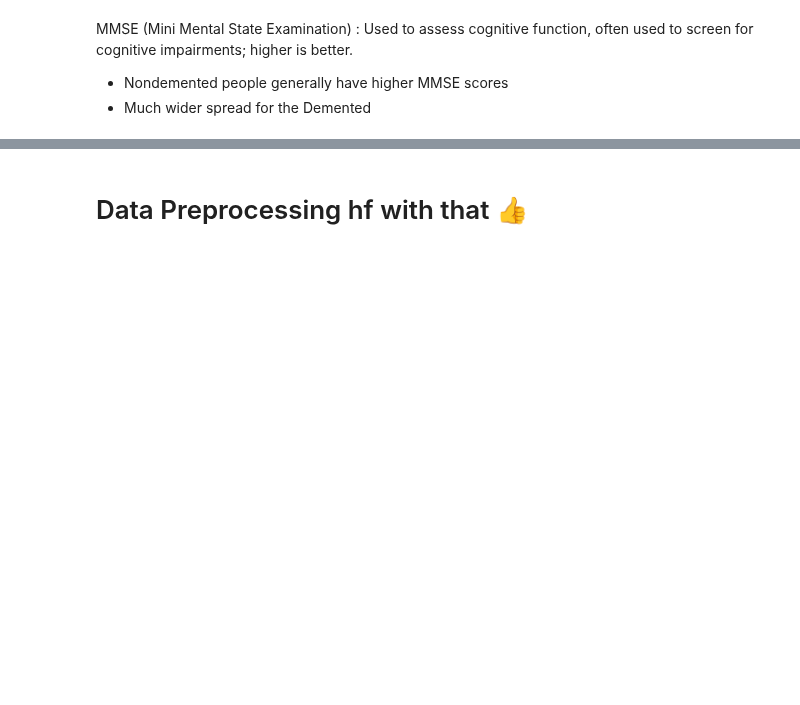
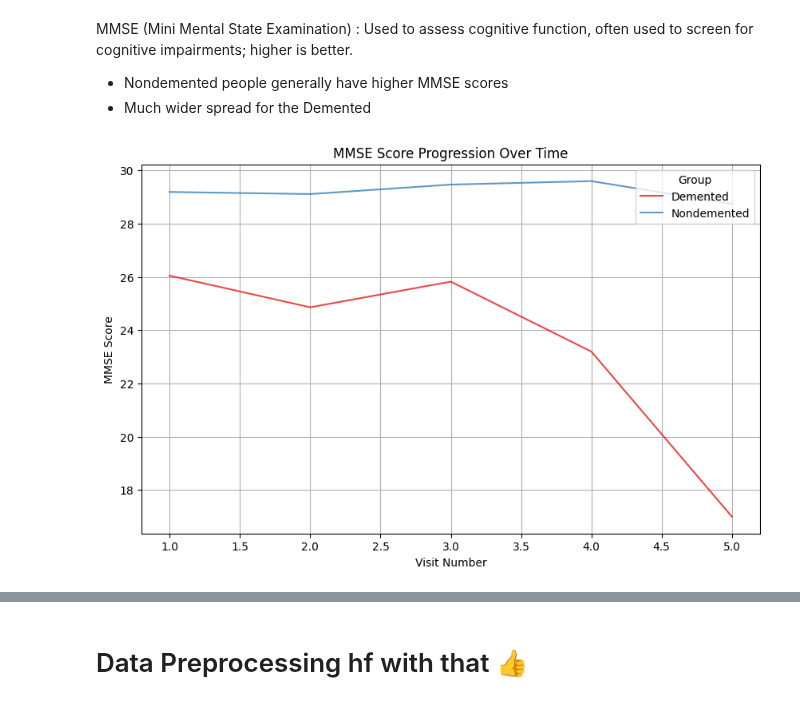
Before and after one commit to AshWz-Uni/CSS2-2025, a Jupyter notebook: datastuff.ipynb, the cells around one changed output, grey strips where cells are left out. Cells and saved outputs as stored; diff of their text form; code cells hidden in the pictures; blank space fills up the shorter version.

```diff
--- a/datastuff.ipynb
+++ b/datastuff.ipynb
@@ -151,3 +147,16 @@ plt.show()
 MMSE (Mini Mental State Examination) : Used to assess cognitive function, often used to screen for cognitive impairments; higher is better.
 * Nondemented people generally have higher MMSE scores
 * Much wider spread for the Demented
+# %%
+data_sorted = df_copy[['Subject ID', 'Group', 'Visit', 'MMSE']].sort_values(by=['Subject ID', 'Visit'])
+
+plt.figure(figsize=(10, 6))
+sns.lineplot(x='Visit', y='MMSE', hue='Group', data=data_sorted, errorbar=None, alpha=0.8, palette='Set1')
+plt.title('MMSE Score Progression Over Time')
+plt.xlabel('Visit Number')
+plt.ylabel('MMSE Score')
+plt.legend(title='Group', loc='upper right', labels = ["Demented", "Nondemented"])
+plt.grid(True)
+plt.show()
+# %% [output]
+[figure, added]
```
Also changed, not shown: parts of 7 cells of this notebook.
